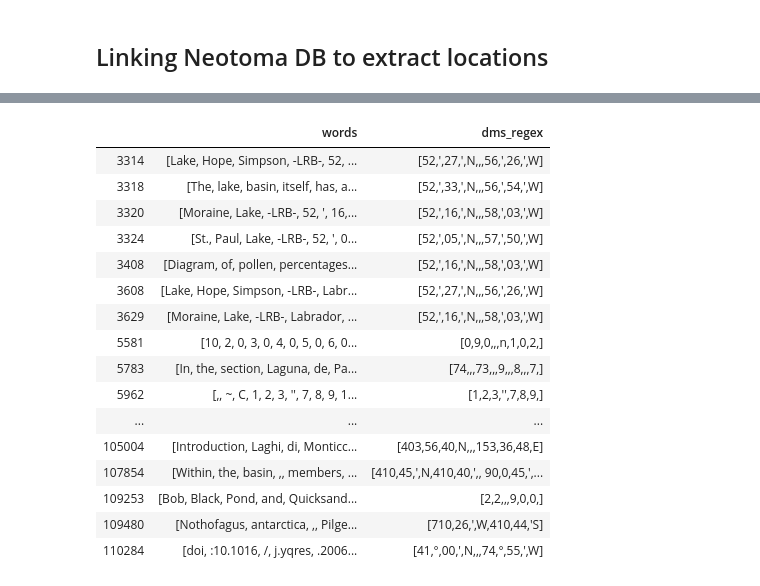
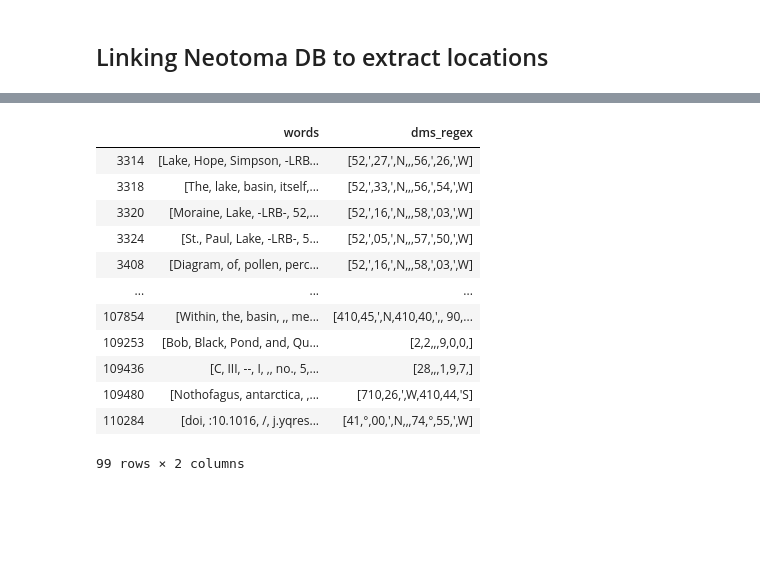
Before and after one commit to throughput-ec/UnacquiredSites, a Jupyter notebook: ML_Record_Mining_JN.ipynb, the cells around one changed output, grey strips where cells are left out. Drawn from its saved outputs; the diff is of its cells as text; code cells hidden in the pictures; blank space fills up the shorter version.

```diff
--- a/ML_Record_Mining_JN.ipynb
+++ b/ML_Record_Mining_JN.ipynb
@@ -17,13 +17,13 @@ import re
 from src.config import config
 # %%
 # Options for DF display
-#pd.set_option('display.max_colwidth', 30)
-#pd.set_option('display.max_rows', 10)
+pd.set_option('display.max_colwidth', 30)
+pd.set_option('display.max_rows', 10)
 
-pd.set_option('display.max_rows', None)
+#pd.set_option('display.max_rows', None)
 #pd.set_option('display.max_columns', None)
 #pd.set_option('display.width', None)
-pd.set_option('display.max_colwidth', -1)
+#pd.set_option('display.max_colwidth', -1)
 # %% [markdown]
 ## Loading and viewing the Data
 
@@ -115,0 +138,4 @@ From there, we can also visualize what we would like our model to predict: 'Loca
+# %%
+dms_regex = r"([-]?\d{1,3}[°|′|\'|,]{0,3}\d{1,2}[,|′|\']{1,3}\d{0,2}[,|′|\']{1,4}[NESWnesw]?[\s|,|\']+?[-]?\d{1,3}[°|,|′|\']+\d{1,2}[,|′|\']+\d{0,2}[,|′|\'][,|′|\']{0,4}[NESWnesw]?)"
+
+dd_regex = "[\\{,][-]?[1]?[0-9]{1,2}\\.[0-9]{1,}[,]?[NESWnesw],"
@@ -365,23 +367,19 @@ df[['liststring', 'journal.name.name', 'dms_regex']].head(100)
 # %%
 # Filter df to just frames that has REGEX longer than one
 mask = (df['dms_regex'].str.len() > 0)
 df = df.loc[mask]
-df[['words','dms_regex']]
+df[['words','dms_regex']].head(100)
 # %% [output]
 |  | words | dms_regex |
-| 3314 | [Lake, Hope, Simpson, -LRB-, 52, ... | [52,',27,',N,,,56,',26,',W] |
-| 3318 | [The, lake, basin, itself, has, a... | [52,',33,',N,,,56,',54,',W] |
-| 3320 | [Moraine, Lake, -LRB-, 52, ', 16,... | [52,',16,',N,,,58,',03,',W] |
-| 3324 | [St., Paul, Lake, -LRB-, 52, ', 0... | [52,',05,',N,,,57,',50,',W] |
-| 3408 | [Diagram, of, pollen, percentages... | [52,',16,',N,,,58,',03,',W] |
-| 3608 | [Lake, Hope, Simpson, -LRB-, Labr... | [52,',27,',N,,,56,',26,',W] |
-| 3629 | [Moraine, Lake, -LRB-, Labrador, ... | [52,',16,',N,,,58,',03,',W] |
-| 5581 | [10, 2, 0, 3, 0, 4, 0, 5, 0, 6, 0... | [0,9,0,,,n,1,0,2,] |
-| 5783 | [In, the, section, Laguna, de, Pa... | [74,,,73,,,9,,,8,,,7,] |
-| 5962 | [,, ~, C, 1, 2, 3, '', 7, 8, 9, 1... | [1,2,3,'',7,8,9,] |
+| 3314 | [Lake, Hope, Simpson, -LRB... | [52,',27,',N,,,56,',26,',W] |
+| 3318 | [The, lake, basin, itself,... | [52,',33,',N,,,56,',54,',W] |
+| 3320 | [Moraine, Lake, -LRB-, 52,... | [52,',16,',N,,,58,',03,',W] |
+| 3324 | [St., Paul, Lake, -LRB-, 5... | [52,',05,',N,,,57,',50,',W] |
+| 3408 | [Diagram, of, pollen, perc... | [52,',16,',N,,,58,',03,',W] |
 | ... | ... | ... |
-| 105004 | [Introduction, Laghi, di, Monticc... | [403,56,40,N,,,153,36,48,E] |
-| 107854 | [Within, the, basin, ,, members, ... | [410,45,',N,410,40,',, 90,0,45,',... |
-| 109253 | [Bob, Black, Pond, and, Quicksand... | [2,2,,,9,0,0,] |
-| 109480 | [Nothofagus, antarctica, ,, Pilge... | [710,26,',W,410,44,'S] |
-| 110284 | [doi, :10.1016, /, j.yqres, .2006... | [41,°,00,′,N,,,74,°,55,′,W] |
+| 107854 | [Within, the, basin, ,, me... | [410,45,',N,410,40,',, 90,... |
+| 109253 | [Bob, Black, Pond, and, Qu... | [2,2,,,9,0,0,] |
+| 109436 | [C, III, --, I, ,, no., 5,... | [28,,,1,9,7,] |
+| 109480 | [Nothofagus, antarctica, ,... | [710,26,',W,410,44,'S] |
+| 110284 | [doi, :10.1016, /, j.yqres... | [41,°,00,′,N,,,74,°,55,′,W] |
+99 rows × 2 columns
```
Also changed, not shown: parts of 17 cells of this notebook.
